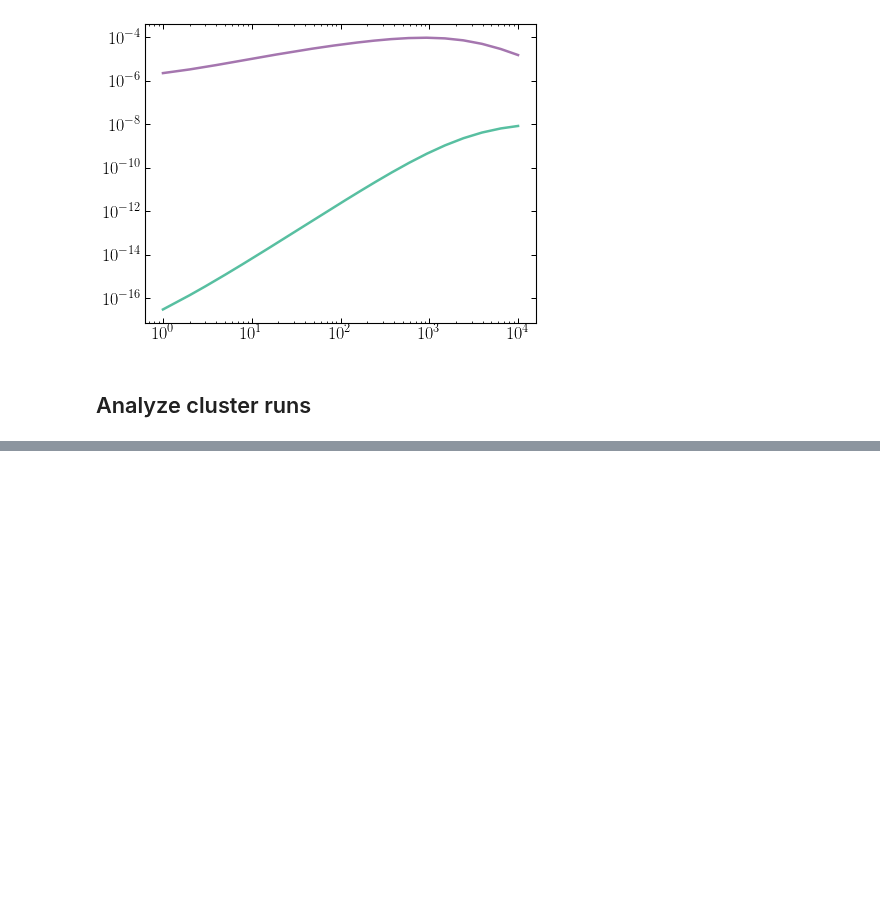
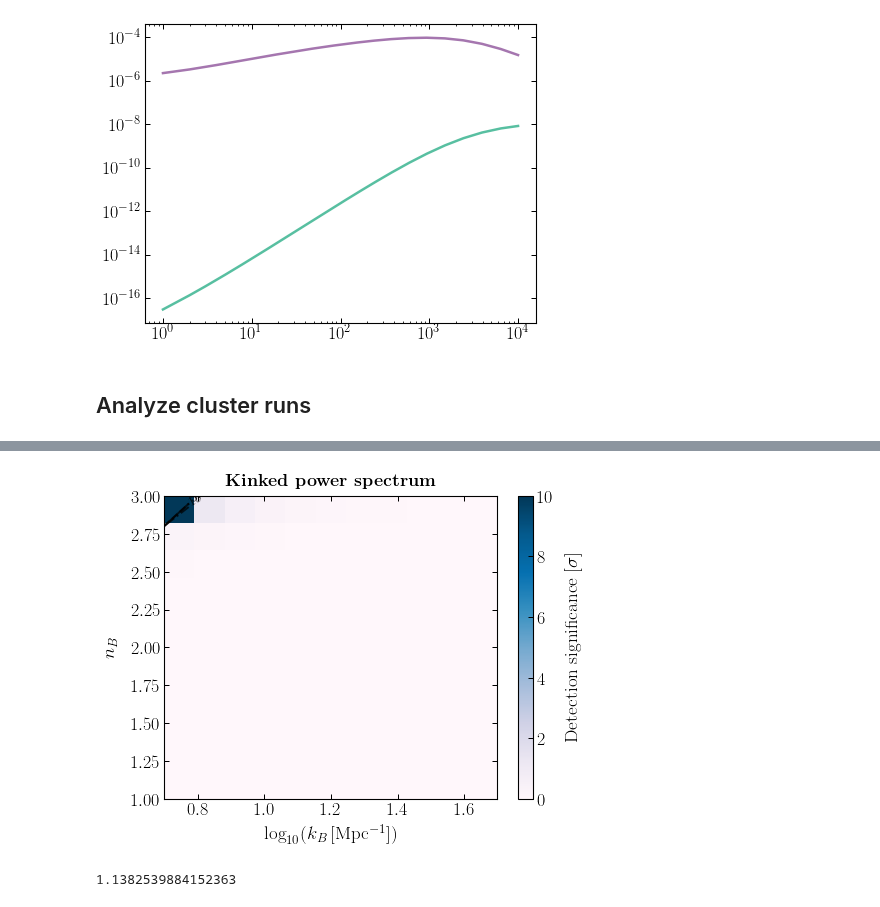
Before and after one commit to smsharma/astrometry-lensing-correlations, a Jupyter notebook: theory/notebooks/08_kink_pipeline.ipynb, the cells around one changed output, grey strips where cells are left out. Saved outputs shown, nothing was run; the diff lists cells and outputs as text; code cells hidden in the pictures; blank space fills up the shorter version.

```diff
--- a/theory/notebooks/08_kink_pipeline.ipynb
+++ b/theory/notebooks/08_kink_pipeline.ipynb
@@ -289,0 +290,50 @@ plt.savefig(plots_dir + "kink_PS_sig.pdf")
+# %%
+n_B_ary = np.linspace(1, 3, 11)
+k_B_ary = np.logspace(np.log10(5), np.log10(50), 11)
+
+sens_ary = np.zeros((len(n_B_ary), len(k_B_ary)))
+
+for i_n_B, n_B in enumerate((tqdm(n_B_ary))):
+    for i_k_B, k_B in enumerate(k_B_ary):
+        Cl_mu_ary = np.load("../cluster/cluster_out/calib2_" + str(k_B) + "_" + str(n_B) + ".npz")['C_l_mu_new']
+        Cl_alpha_ary = np.load("../cluster/cluster_out/calib2_" + str(k_B) + "_" + str(n_B) + ".npz")['C_l_alpha_new']
+        sens_ary[i_n_B, i_k_B] = get_sens_with_alpha(Cl_mu_ary, Cl_alpha_ary, N_q_mu=100000, sigma_alpha=1, l_max=10000)[1]
+# %%
+mpl.rcParams['figure.figsize'] = 7, 5.5
+
+levels = [1,3,5]
+# levels = [0.1,0.2,5]
+
+X, Y = np.meshgrid(np.log10(k_B_ary), n_B_ary)
+
+fig, ax = plt.subplots()
+
+CS = ax.contour(X, Y, sens_ary, levels = levels, linestyles=['-.','--','-'], colors='k', linewidths=2, alpha=0.7)
+
+fmt = {}
+strs = ['1$\sigma$', '3$\sigma$', '5$\sigma$']
+for l, s in zip(CS.levels, strs):
+    fmt[l] = s
+
+im = ax.imshow(sens_ary,cmap = 'PuBu', aspect='auto', origin='lower', extent=[np.log10(5),np.log10(50),1,3], vmin=0, vmax=10)
+
+ax.clabel(CS, fmt=fmt,inline=1, fontsize=14)
+
+ax.set_xlabel("$\log_{10}(k_B\,\mathrm{[Mpc^{-1}]})$")
+ax.set_ylabel("$n_B$")
+ax.set_title('\\textbf{Kinked power spectrum}', fontsize=18)
+
+cbar = fig.colorbar(im)
+cbar.set_label('Detection significance [$\sigma$]')
+
+plt.tight_layout()
+# plt.savefig(plots_dir + "kink_PS_sig.pdf")
+# %% [output]
+[figure, added]
+# %%
+k_B = 3.
+Cl_mu_ary = np.load("../cluster/cluster_out/calib2_6.294627058970836_3.0.npz")['C_l_mu_new']
+Cl_alpha_ary = np.load("../cluster/cluster_out/calib2_6.294627058970836_3.0.npz")['C_l_alpha_new']
+get_sens_with_alpha(Cl_mu_ary, Cl_alpha_ary, l_max=10000, sigma_alpha=1, N_q_alpha=1e12, sigma_mu=1000000)[1]
+# %% [output]
+1.1382539884152363
```
Also changed, not shown: parts of 4 cells of this notebook, 1 other file.
